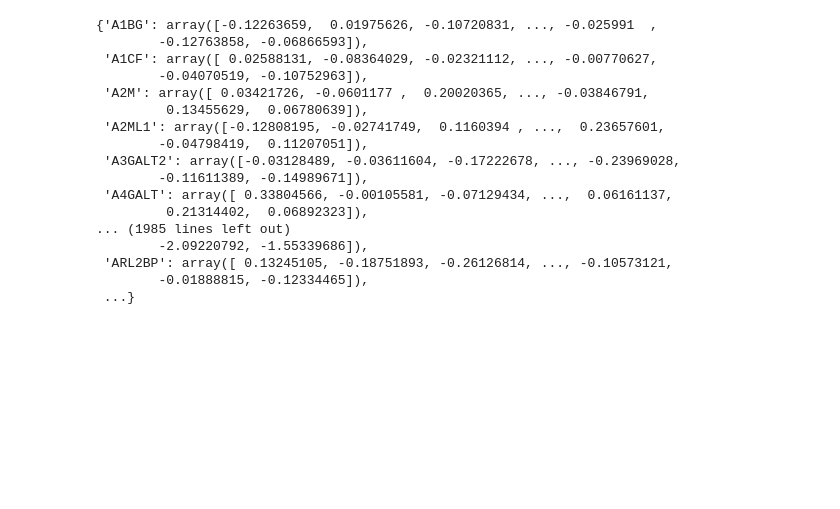
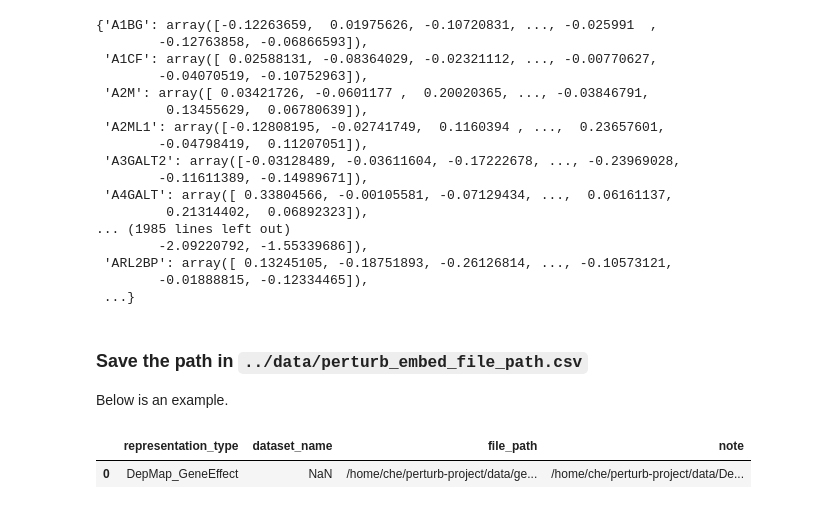
Before and after one commit to uhlerlab/MORPH, a Jupyter notebook: demo/gene_embedding_tutorial.ipynb, the cells around one changed output. Saved outputs shown, nothing was run; the diff lists cells and outputs as text; code cells hidden in the pictures; blank space fills up the shorter version.

```diff
--- a/demo/gene_embedding_tutorial.ipynb
+++ b/demo/gene_embedding_tutorial.ipynb
@@ -30,3 +30,15 @@ gene_emb
  'ARL2BP': array([ 0.13245105, -0.18751893, -0.26126814, ..., -0.10573121,
         -0.01888815, -0.12334465]),
  ...}
+# %% [markdown]
+### Save the path in `../data/perturb_embed_file_path.csv`
+
+Below is an example.
+# %%
+import pandas as pd
+path = '../data/perturb_embed_file_path.csv'
+path_df = pd.read_csv(path)
+path_df
+# %% [output]
+|  | representation_type | dataset_name | file_path | note |
+| 0 | DepMap_GeneEffect | NaN | /home/che/perturb-project/data/ge... | /home/che/perturb-project/data/De... |
```
Also changed, not shown: 19 other files.
